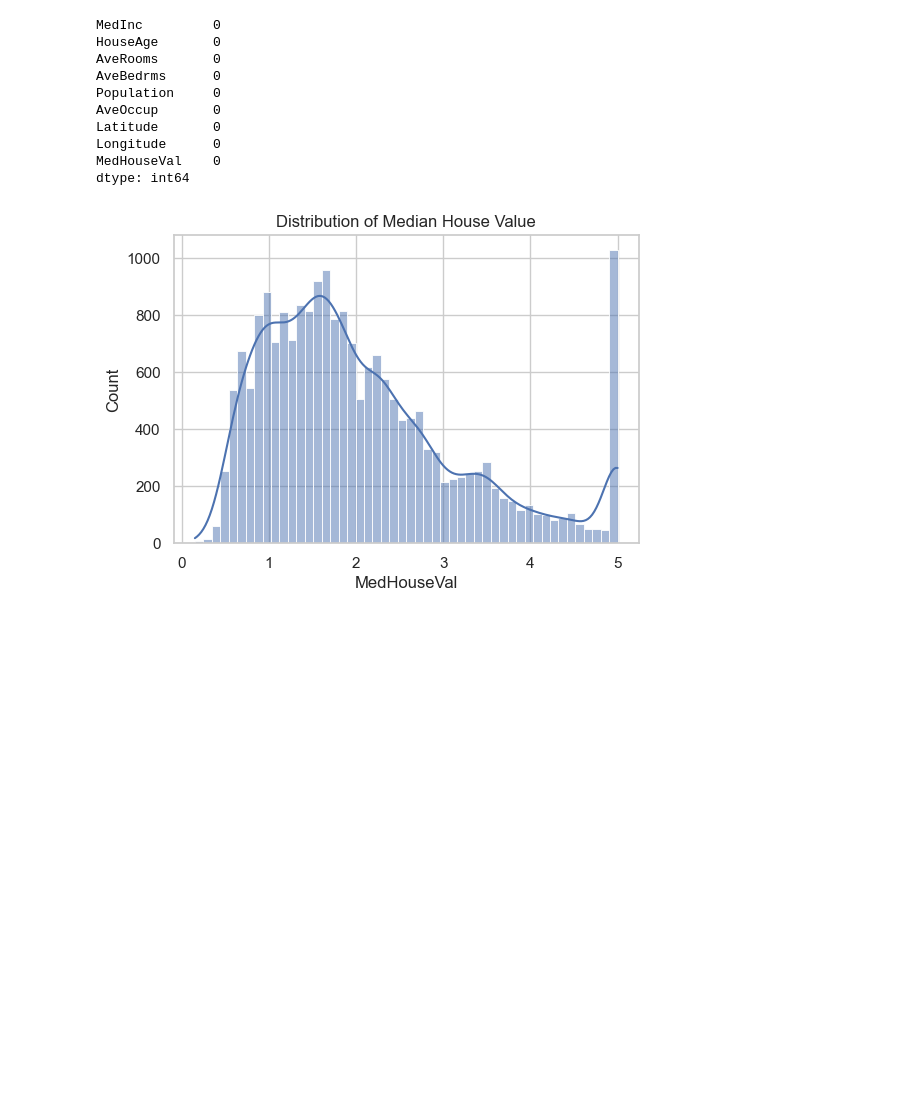
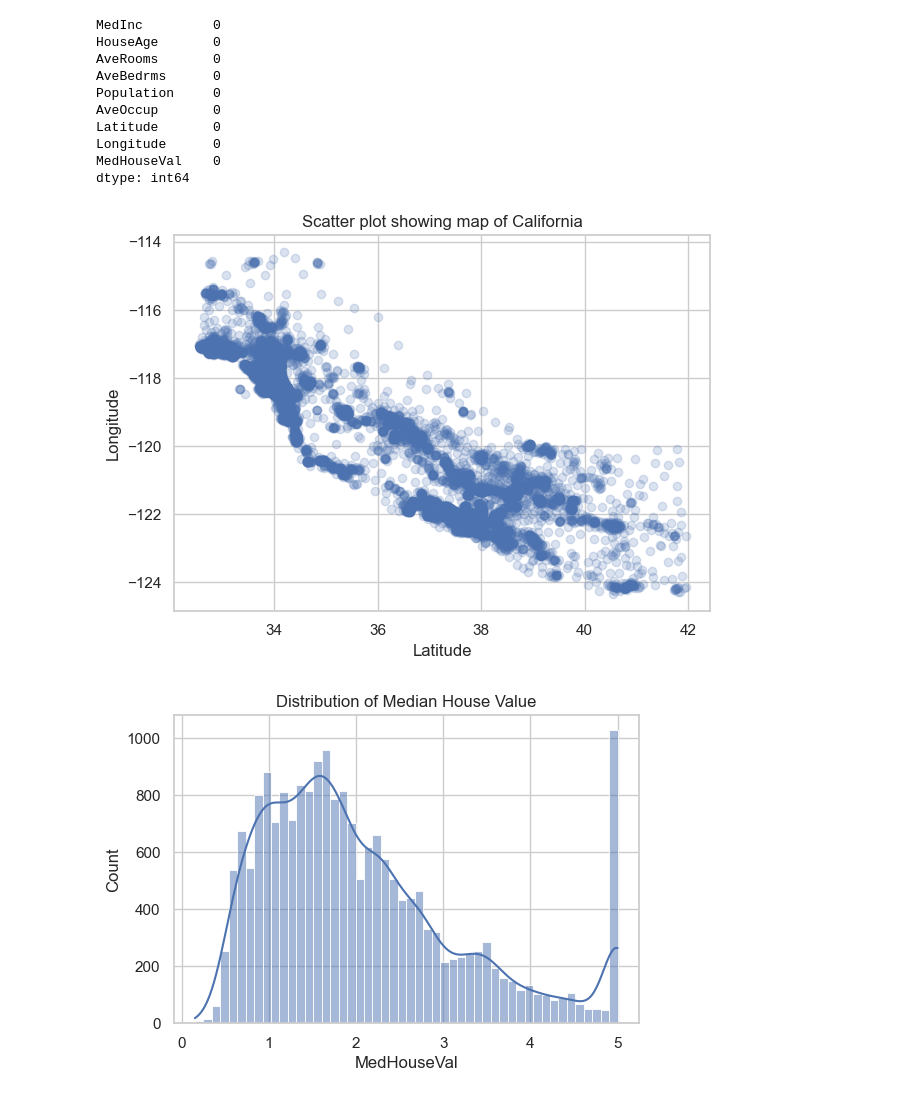
Before and after one commit to PRANAV4248/End-To-End-Web-Hosted-California-House-Price-Prediction-Machine-Learning-Model, a Jupyter notebook: california_housing_eda.ipynb, the cells around one changed output. Drawn from its saved outputs; the diff is of its cells as text; code cells hidden in the pictures; blank space fills up the shorter version.

```diff
--- a/california_housing_eda.ipynb
+++ b/california_housing_eda.ipynb
@@ -74,6 +74,17 @@ Latitude       0
 Longitude      0
 MedHouseVal    0
 dtype: int64
+# %%
+# Scatter plot b/w Latitude and Longitude
+
+plt.scatter(df["Latitude"], df["Longitude"], alpha=0.2)
+plt.title("Scatter plot showing map of California")
+plt.xlabel("Latitude")
+plt.ylabel("Longitude")
+plt.tight_layout()
+plt.show()
+# %% [output]
+[figure, added]
 # %%
 # Target Variable Distribution
 
```
Also changed, not shown: parts of 1 cell of this notebook.
